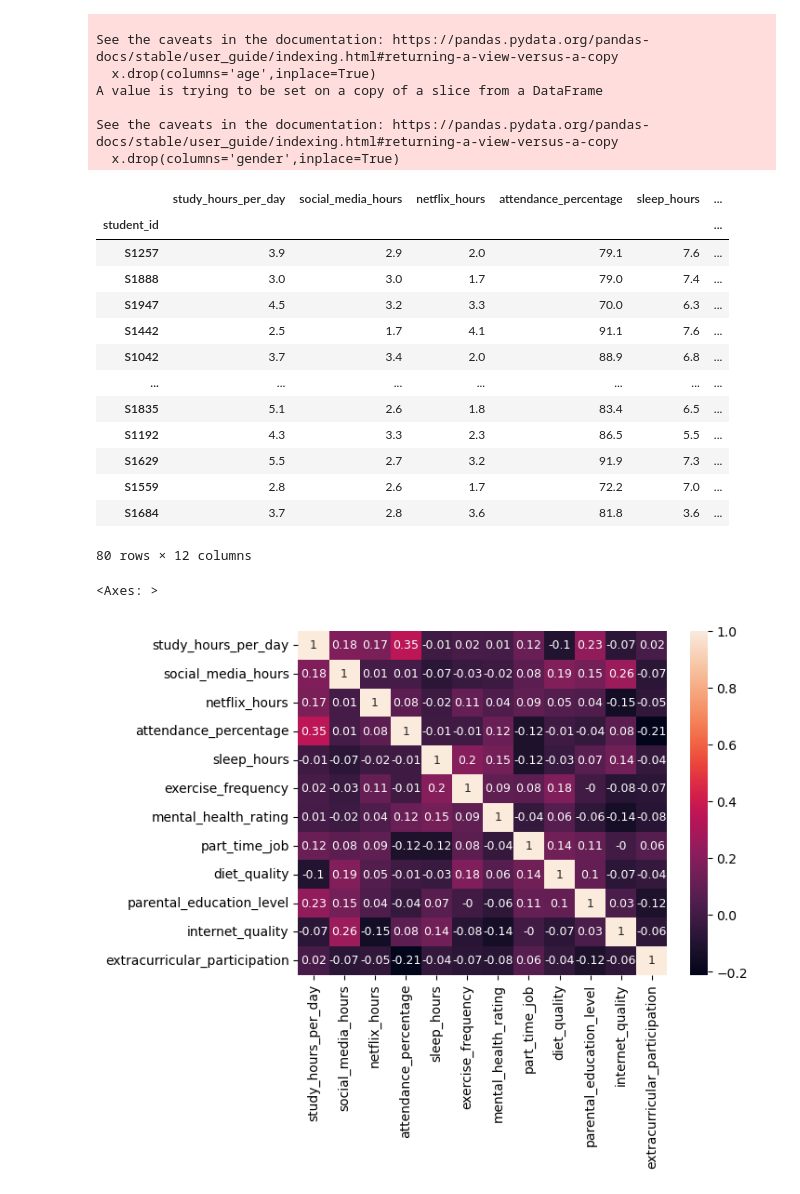
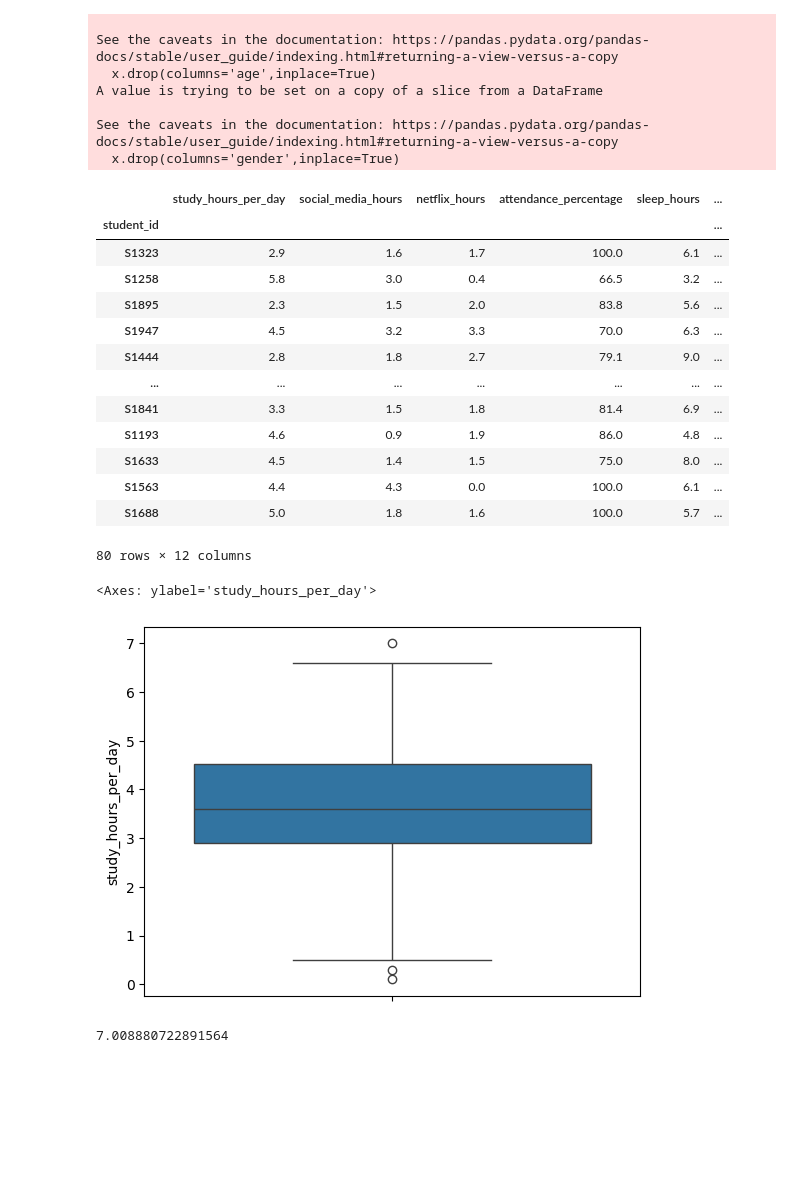
Before and after one commit to kreeett/StudentHabitProject, a Jupyter notebook: main.ipynb, the cells around one changed output. Drawn from its saved outputs; the diff is of its cells as text; code cells hidden in the pictures; blank space fills up the shorter version.

Commit message:
model application

```diff
--- a/main.ipynb
+++ b/main.ipynb
@@ -13,6 +14,14 @@ DF = pd.read_csv("C:\\Users\\Admin\\Downloads\\student_habits_performance.csv",i
 DF.info()
 DF.describe()
 DF.head()
+Q1 = DF['study_hours_per_day'].quantile(0.25)
+Q3 = DF['study_hours_per_day'].quantile(0.75)
+IQR = Q3-Q1
+
+lowrlist = list(DF[DF['study_hours_per_day']<(Q1-(1.5*IQR))].index)
+highlist = list(DF[DF['study_hours_per_day']>(Q3+(1.5*IQR))].index)
+DF.drop(index=lowrlist,inplace=True)
+DF.drop(index=highlist,inplace=True)
 # %% [output]
 <class 'pandas.core.frame.DataFrame'>
 Index: 1000 entries, S1000 to S1999
@@ -90,22 +92,31 @@ ltrainx
 # %% [output]
 |  | study_hours_per_day | social_media_hours | netflix_hours | attendance_percentage | sleep_hours | ... |
 | student_id |  |  |  |  |  | ... |
-| S1257 | 3.9 | 2.9 | 2.0 | 79.1 | 7.6 | ... |
-| S1888 | 3.0 | 3.0 | 1.7 | 79.0 | 7.4 | ... |
+| S1323 | 2.9 | 1.6 | 1.7 | 100.0 | 6.1 | ... |
+| S1258 | 5.8 | 3.0 | 0.4 | 66.5 | 3.2 | ... |
+| S1895 | 2.3 | 1.5 | 2.0 | 83.8 | 5.6 | ... |
 | S1947 | 4.5 | 3.2 | 3.3 | 70.0 | 6.3 | ... |
-| S1442 | 2.5 | 1.7 | 4.1 | 91.1 | 7.6 | ... |
-| S1042 | 3.7 | 3.4 | 2.0 | 88.9 | 6.8 | ... |
+| S1444 | 2.8 | 1.8 | 2.7 | 79.1 | 9.0 | ... |
 | ... | ... | ... | ... | ... | ... | ... |
-| S1835 | 5.1 | 2.6 | 1.8 | 83.4 | 6.5 | ... |
-| S1192 | 4.3 | 3.3 | 2.3 | 86.5 | 5.5 | ... |
-| S1629 | 5.5 | 2.7 | 3.2 | 91.9 | 7.3 | ... |
-| S1559 | 2.8 | 2.6 | 1.7 | 72.2 | 7.0 | ... |
-| S1684 | 3.7 | 2.8 | 3.6 | 81.8 | 3.6 | ... |
+| S1841 | 3.3 | 1.5 | 1.8 | 81.4 | 6.9 | ... |
+| S1193 | 4.6 | 0.9 | 1.9 | 86.0 | 4.8 | ... |
+| S1633 | 4.5 | 1.4 | 1.5 | 75.0 | 8.0 | ... |
+| S1563 | 4.4 | 4.3 | 0.0 | 100.0 | 6.1 | ... |
+| S1688 | 5.0 | 1.8 | 1.6 | 100.0 | 5.7 | ... |
 80 rows × 12 columns
 # %%
 import seaborn as sb
-corrMat = ltrainx.corr(method='spearman').map(lambda d:round(d,2))
-sb.heatmap(corrMat,annot=True,annot_kws={'size': 9})
+corrMat = ltrainx.corr(method='pearson').map(lambda d:round(d,2))
+#sb.heatmap(corrMat,annot=True,annot_kws={'size': 9})
+sb.boxplot(ltrainx['study_hours_per_day'])
 # %% [output]
-<Axes: >
+<Axes: ylabel='study_hours_per_day'>
-[figure, old version]
+[figure, new version]
+# %%
+model = RandomForestRegressor(n_estimators=500,criterion='absolute_error',random_state=0)
+model.fit(ltrainx,trainy)
+pred = model.predict(lvalidx)
+mae = mean_absolute_error(validy,pred)
+mae
+# %% [output]
+7.008880722891564
```
Also changed, not shown: parts of 5 cells of this notebook.
